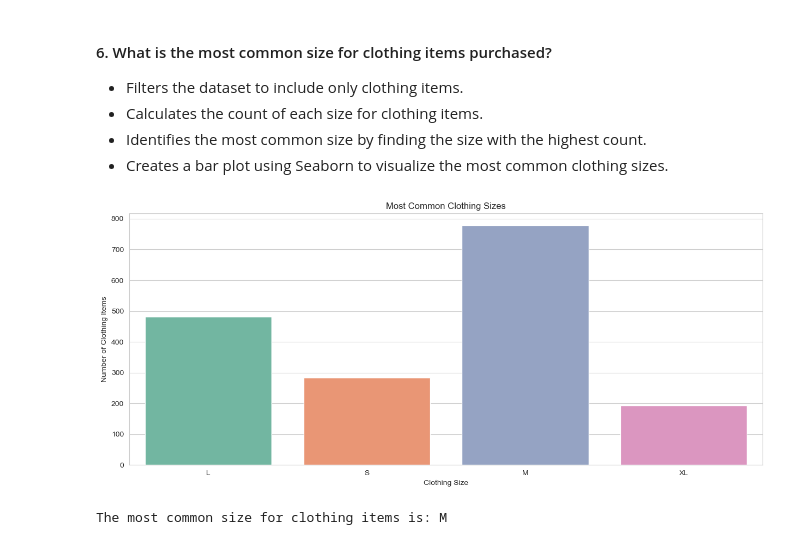
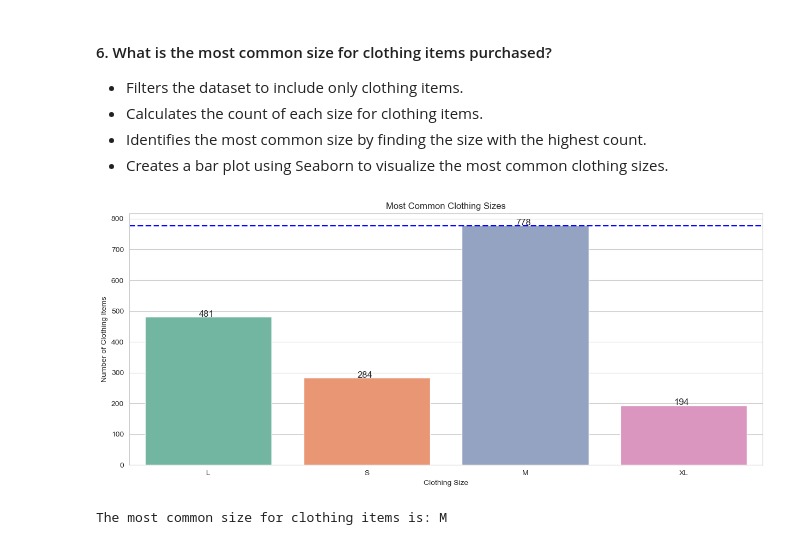
Before and after one commit to noeyislearning/customer-shopping-trends, a Jupyter notebook: generate_report_v1.ipynb, the cells around one changed output. Saved outputs shown, nothing was run; the diff lists cells and outputs as text; code cells hidden in the pictures.

Commit message:
refactor: Add more `visualization` for `question 6`

```diff
--- a/generate_report_v1.ipynb
+++ b/generate_report_v1.ipynb
@@ -332,20 +332,27 @@ The location with the highest number of customers is: Montana
 # %%
 # Filter the dataset to include only clothing items
 clothing_df = df[df['Category'] == 'Clothing']
 
 # Visualize the most common clothing sizes (use Seaborn)
 plt.figure(figsize=(15, 6))
 sns.countplot(x='Size', data=clothing_df, palette="Set2")
 
 # Add a title and show the plot
 plt.title("Most Common Clothing Sizes")
 plt.xlabel("Clothing Size")
 plt.ylabel("Number of Clothing Items")
 
+# Highlight the most common clothing size
+plt.axhline(y=clothing_df['Size'].value_counts().max(), color='b', linestyle='dashed', linewidth=2, label=f'Most Common Clothing Size ({clothing_df["Size"].value_counts().max()})')
+
+# Add the count of each size above the bars, make the font size bigger
+for p in plt.gca().patches:
+    plt.gca().annotate('{:.0f}'.format(p.get_height()), (p.get_x()+0.34, p.get_height()+0.5), fontsize=12)
+
 # Show the plot
 plt.show()
 # %% [output]
-[figure, old version]
+[figure, new version]
 # %%
 # Calculate the most common size for clothing items
 most_common_size = df[df['Category'] == 'Clothing']['Size'].value_counts().idxmax()
```
